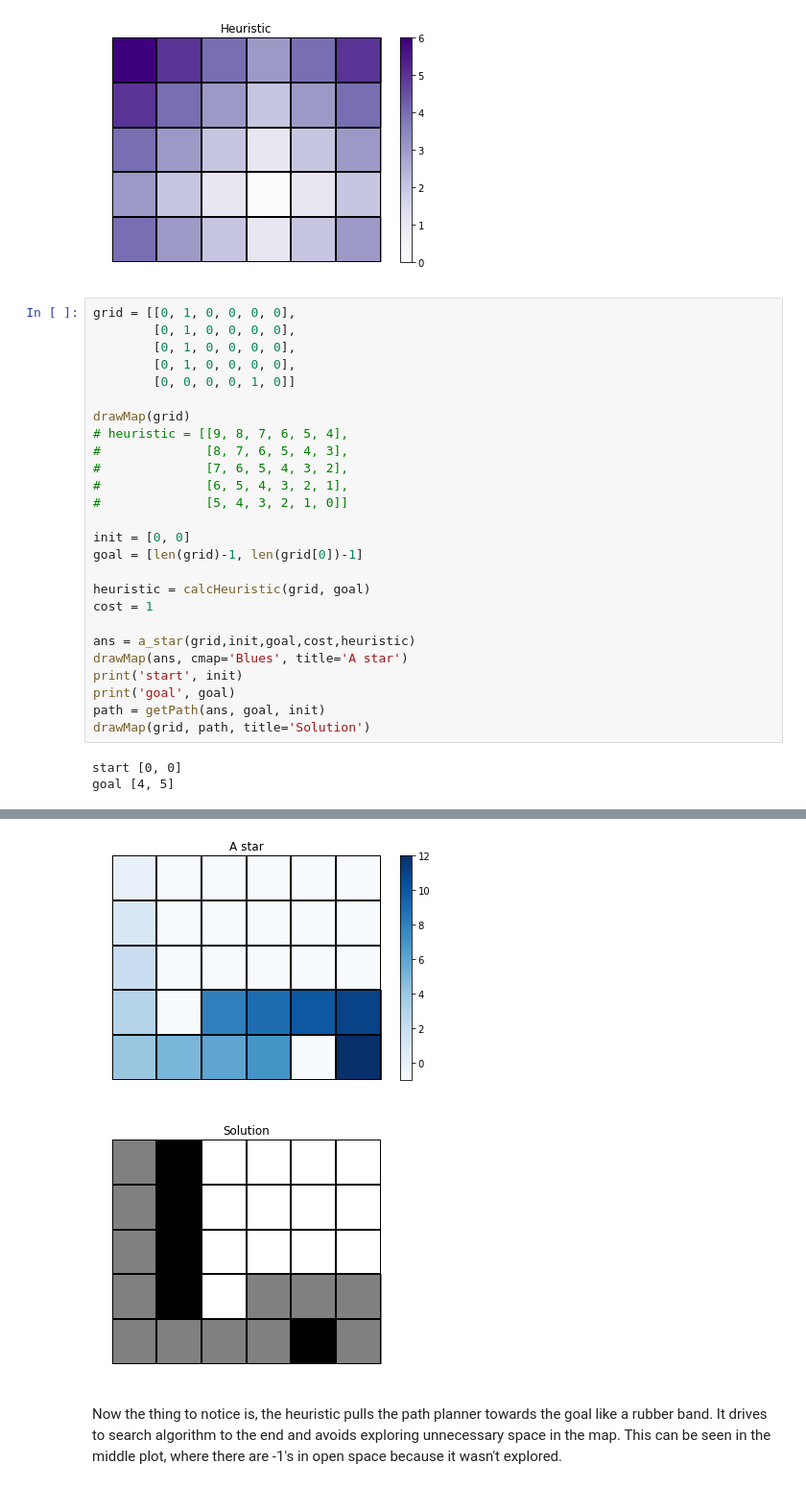
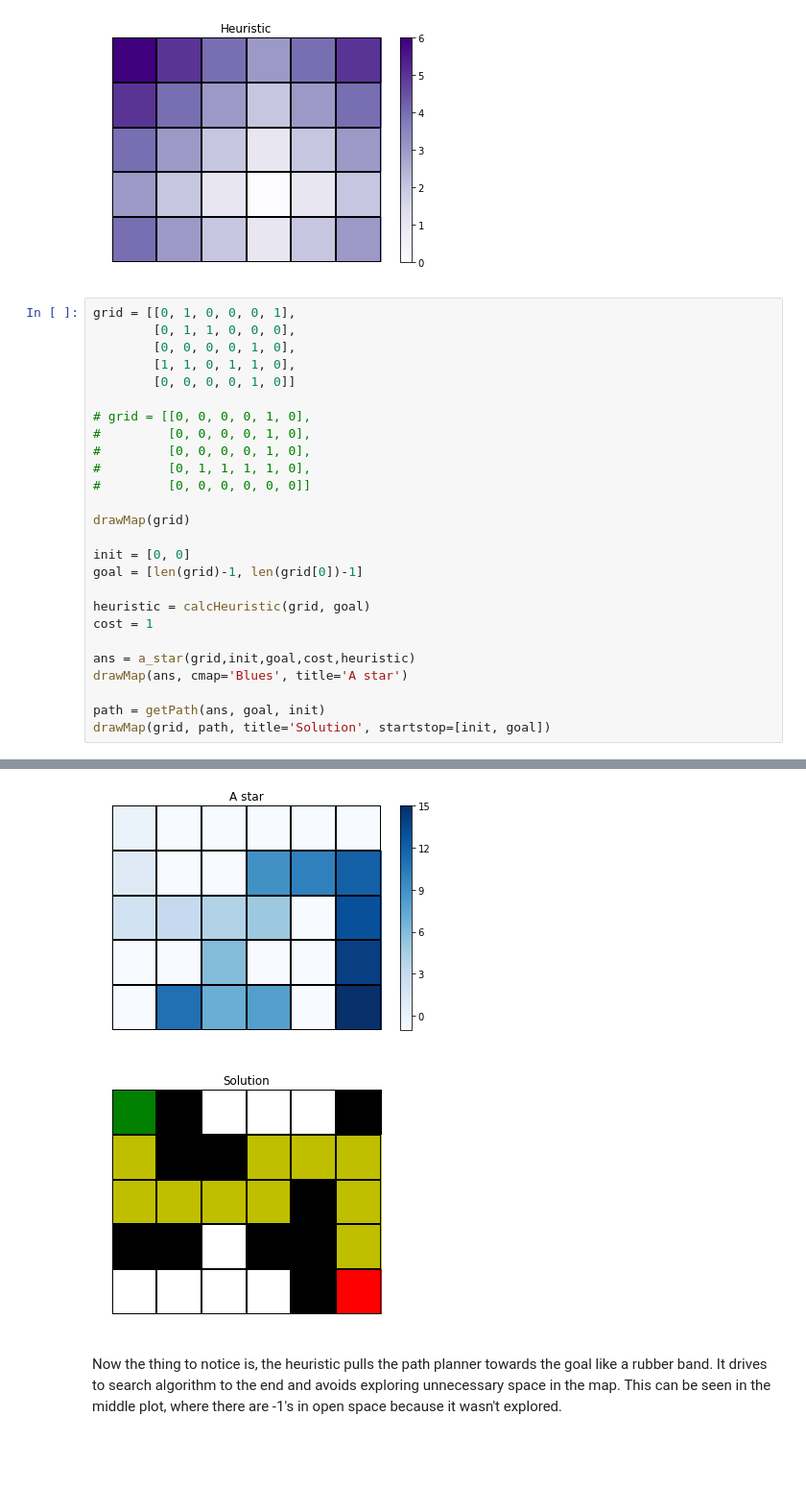
Before and after one commit to MarsUniversity/ece387-robotics, a Jupyter notebook: website/block_4_mobile_robotics/lsn33/lsn33.ipynb, the cells around one changed output, grey strips where cells are left out. Shown at 96% size. Cells and saved outputs as stored; diff of their text form; blank space fills up the shorter version.

```diff
--- a/website/block_4_mobile_robotics/lsn33/lsn33.ipynb
+++ b/website/block_4_mobile_robotics/lsn33/lsn33.ipynb
@@ -312,18 +320,19 @@ drawMap(hr, cmap='Purples', title='Heuristic')
 # %% [output]
 [figure]
 # %%
-grid = [[0, 1, 0, 0, 0, 0],
-        [0, 1, 0, 0, 0, 0],
-        [0, 1, 0, 0, 0, 0],
-        [0, 1, 0, 0, 0, 0],
+grid = [[0, 1, 0, 0, 0, 1],
+        [0, 1, 1, 0, 0, 0],
+        [0, 0, 0, 0, 1, 0],
+        [1, 1, 0, 1, 1, 0],
         [0, 0, 0, 0, 1, 0]]
 
+# grid = [[0, 0, 0, 0, 1, 0],
+#         [0, 0, 0, 0, 1, 0],
+#         [0, 0, 0, 0, 1, 0],
+#         [0, 1, 1, 1, 1, 0],
+#         [0, 0, 0, 0, 0, 0]]
+
 drawMap(grid)
-# heuristic = [[9, 8, 7, 6, 5, 4],
-#              [8, 7, 6, 5, 4, 3],
-#              [7, 6, 5, 4, 3, 2],
-#              [6, 5, 4, 3, 2, 1],
-#              [5, 4, 3, 2, 1, 0]]
 
 init = [0, 0]
 goal = [len(grid)-1, len(grid[0])-1]
@@ -333,10 +342,7 @@ cost = 1
 
 ans = a_star(grid,init,goal,cost,heuristic)
 drawMap(ans, cmap='Blues', title='A star')
-print('start', init)
-print('goal', goal)
+
 path = getPath(ans, goal, init)
-drawMap(grid, path, title='Solution')
+drawMap(grid, path, title='Solution', startstop=[init, goal])
 # %% [output]
-start [0, 0]
-goal [4, 5]
@@ -344,5 +350,5 @@ goal [4, 5]
-[figure, old version]
+[figure, new version]
-[figure, old version]
+[figure, new version]
 # %% [markdown]
 Now the thing to notice is, the heuristic pulls the path planner towards the goal like a rubber band. It drives to search algorithm to the end and avoids exploring unnecessary space in the map. This can be seen in the middle plot, where there are -1's in open space because it wasn't explored.
 # %%
```
Also changed, not shown: parts of 13 cells of this notebook, 2 other files.
